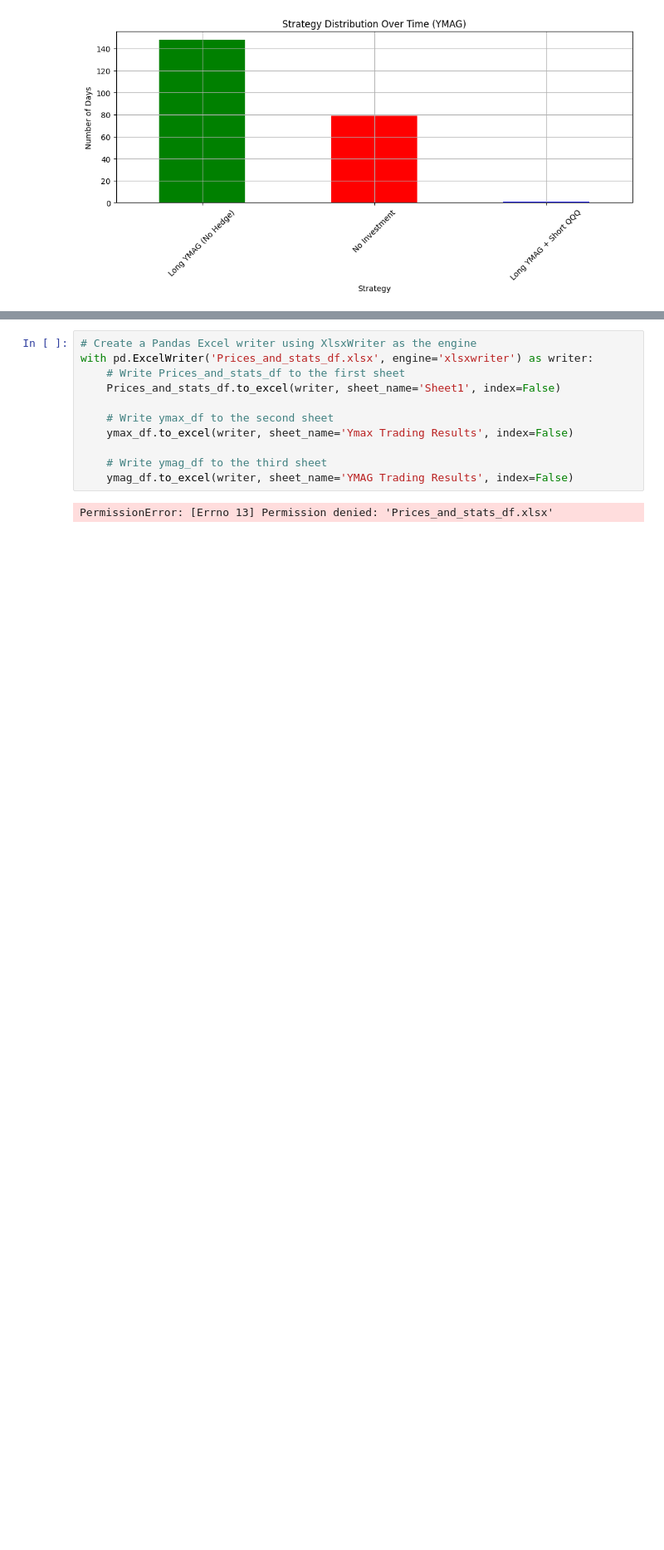
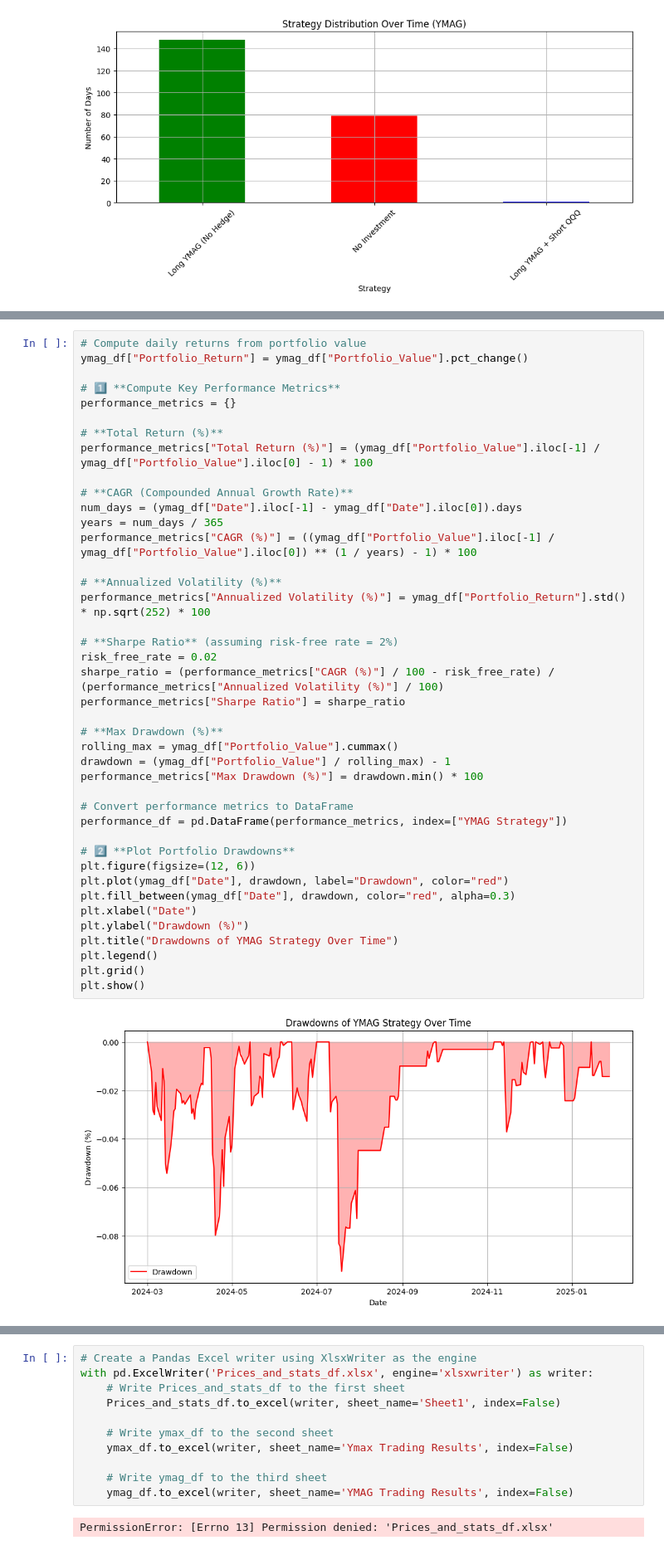
Before and after one commit to BensonMunene/Ratios-Strategy-App, a Jupyter notebook: Codes/Backtesting Code.ipynb, the cells around one changed output, grey strips where cells are left out. Shown at 83% size. Drawn from its saved outputs; the diff is of its cells as text; blank space fills up the shorter version.

```diff
--- a/Codes/Backtesting Code.ipynb
+++ b/Codes/Backtesting Code.ipynb
@@ -500,0 +554,43 @@ plt.show()
+# %%
+# Compute daily returns from portfolio value
+ymag_df["Portfolio_Return"] = ymag_df["Portfolio_Value"].pct_change()
+
+# 1️⃣ **Compute Key Performance Metrics**
+performance_metrics = {}
+
+# **Total Return (%)**
+performance_metrics["Total Return (%)"] = (ymag_df["Portfolio_Value"].iloc[-1] / ymag_df["Portfolio_Value"].iloc[0] - 1) * 100
+
+# **CAGR (Compounded Annual Growth Rate)**
+num_days = (ymag_df["Date"].iloc[-1] - ymag_df["Date"].iloc[0]).days
+years = num_days / 365
+performance_metrics["CAGR (%)"] = ((ymag_df["Portfolio_Value"].iloc[-1] / ymag_df["Portfolio_Value"].iloc[0]) ** (1 / years) - 1) * 100
+
+# **Annualized Volatility (%)**
+performance_metrics["Annualized Volatility (%)"] = ymag_df["Portfolio_Return"].std() * np.sqrt(252) * 100
+
+# **Sharpe Ratio** (assuming risk-free rate = 2%)
+risk_free_rate = 0.02
+sharpe_ratio = (performance_metrics["CAGR (%)"] / 100 - risk_free_rate) / (performance_metrics["Annualized Volatility (%)"] / 100)
+performance_metrics["Sharpe Ratio"] = sharpe_ratio
+
+# **Max Drawdown (%)**
+rolling_max = ymag_df["Portfolio_Value"].cummax()
+drawdown = (ymag_df["Portfolio_Value"] / rolling_max) - 1
+performance_metrics["Max Drawdown (%)"] = drawdown.min() * 100
+
+# Convert performance metrics to DataFrame
+performance_df = pd.DataFrame(performance_metrics, index=["YMAG Strategy"])
+
+# 2️⃣ **Plot Portfolio Drawdowns**
+plt.figure(figsize=(12, 6))
+plt.plot(ymag_df["Date"], drawdown, label="Drawdown", color="red")
+plt.fill_between(ymag_df["Date"], drawdown, color="red", alpha=0.3)
+plt.xlabel("Date")
+plt.ylabel("Drawdown (%)")
+plt.title("Drawdowns of YMAG Strategy Over Time")
+plt.legend()
+plt.grid()
+plt.show()
+# %% [output]
+[figure, added]
```
Also changed, not shown: parts of 5 cells of this notebook, 2 other files.
